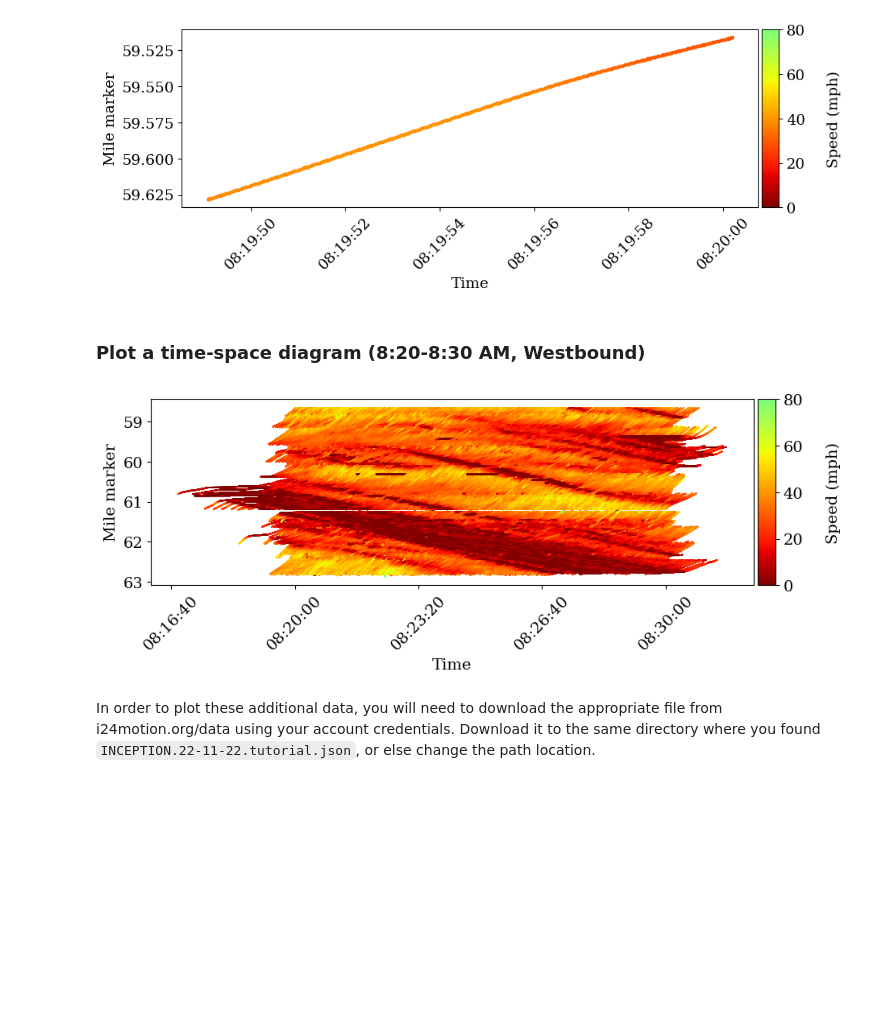
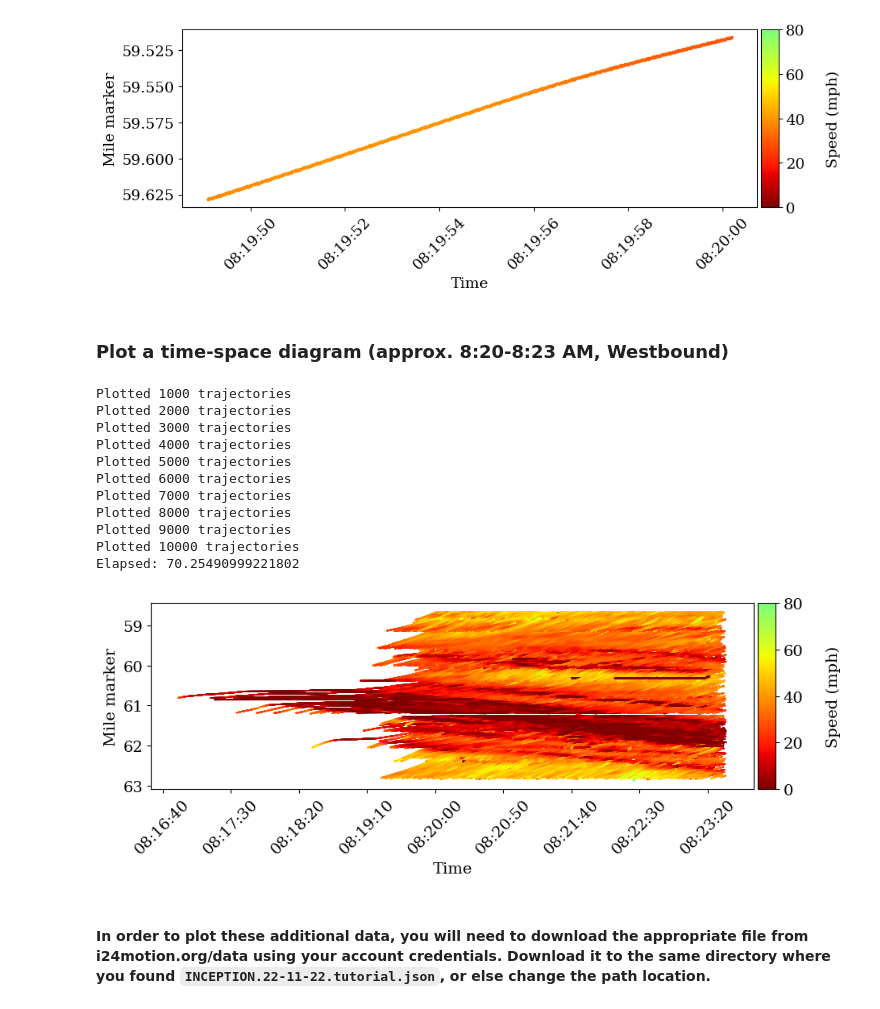
Before and after one commit to I24-MOTION/data_tutorial, a Jupyter notebook: intro_trajectory_data.ipynb, the cells around one changed output. Saved outputs shown, nothing was run; the diff lists cells and outputs as text; code cells hidden in the pictures; blank space fills up the shorter version.

```diff
--- a/intro_trajectory_data.ipynb
+++ b/intro_trajectory_data.ipynb
@@ -115,12 +128,16 @@ jet = plt.cm.jet
 colors = [jet(x) for x in np.linspace(1, 0.5, 256)]
 green_to_red = LinearSegmentedColormap.from_list('GreenToRed', colors, N=256)
 
+# -------------------------------------------------------------------
 # Plot the position (y-axis) vs. time (x-axis), colored by the speed.
 # Position in ft is converted to mile-marker by dividing 5280.
-im = ax.scatter(record["timestamp"], np.array(record["x_position"])/5280, c= speed, cmap=green_to_red,vmin=0,vmax=80,marker = 's',s=5)
+trajectory_times = record["timestamp"]
+trajectory_xvals = np.array(record["x_position"])/5280
+im = ax.scatter(trajectory_times, trajectory_xvals, c=speed, cmap=green_to_red, vmin=0, vmax=80, marker ='s', s=5)
 plt.colorbar(im, cax=cax).set_label('Speed (mph)', rotation=90, labelpad=20)
 ax.set_xlabel("Time")
 ax.set_ylabel("Mile marker")
+# -------------------------------------------------------------------
 
 # Update x-axis time to readable format
 ticks_loc = ax.get_xticks().tolist()
@@ -134,7 +151,7 @@ ax.invert_yaxis()
 # %% [output]
 [figure]
 # %% [markdown]
-### Plot a time-space diagram (8:20-8:30 AM, Westbound)
+### Plot a time-space diagram (approx. 8:20-8:23 AM, Westbound)
 # %%
 # Set up the plot
 plt.rc('font', family='serif', size=14)
@@ -142,36 +159,61 @@ fig, ax = plt.subplots(figsize=(10,3))
 divider = make_axes_locatable(ax)
 cax = divider.append_axes("right", size="3%", pad=0.05)
 
 # Define the color range
 jet = plt.cm.jet
 colors = [jet(x) for x in np.linspace(1, 0.5, 256)]
 green_to_red = LinearSegmentedColormap.from_list('GreenToRed', colors, N=256)
 
+# -------------------------------------------------------------------
 # Iterate over each trajectory record across the file, compute the speed, and plot the position and speed simultaneously
 # ijson allows us to read and plot each trajectory one by one instead of loading them all into the memory
+t = time.time()
+i = 0
 with open(file_path, 'r') as input_file:
     parser = ijson.items(input_file, 'item', use_float=True)
     for record in parser:
         # select westbound trajectories to plot
         if record["direction"] == -1:
-            speed = np.diff(record["x_position"])/np.diff(record["timestamp"])
+            position = np.array(record["x_position"]) / 5280
+            speed = np.diff(record["x_position"]) / np.diff(record["timestamp"])
             speed = np.append(speed[0], speed)
-            speed = -speed*0.681818 # convert unit, and
-            im = ax.scatter(record["timestamp"], np.array(record["x_position"])/5280, c= speed, cmap=green_to_red,vmin=0,vmax=80,s=0.1)
+            speed = -speed * 0.681818 # convert unit, and
+            im = ax.scatter(record["timestamp"], position, c=speed, cmap=green_to_red, vmin=0, vmax=80, s=0.1)
+            i += 1
+            if i % 1000 == 0:
+                print(f"Plotted {i} trajectories")
+            if i > 0000:
+                break
+print(f"Elapsed: {time.time() - t}")
+# -------------------------------------------------------------------
+
+# Update colorbar and axes labels
 plt.colorbar(im, cax=cax).set_label('Speed (mph)', rotation=90, labelpad=20)
 ax.set_xlabel("Time")
 ax.set_ylabel("Mile marker")
 
 # Update x-axis time to readable format
 ticks_loc = ax.get_xticks().tolist()
 ax.xaxis.set_major_locator(mticker.FixedLocator(ticks_loc))
 x_datetime = [datetime.datetime.fromtimestamp(ts) for ts in ticks_loc]
 labels = [d.strftime('%H:%M:%S') for d in x_datetime]
 ax.set_xticklabels(labels, rotation=45)
 
 # Invert vertically
 ax.invert_yaxis()
+plt.show()
 # %% [output]
+Plotted 1000 trajectories
+Plotted 2000 trajectories
+Plotted 3000 trajectories
+Plotted 4000 trajectories
+Plotted 5000 trajectories
+Plotted 6000 trajectories
+Plotted 7000 trajectories
+Plotted 8000 trajectories
+Plotted 9000 trajectories
+Plotted 10000 trajectories
+Elapsed: 70.25490999221802
-[figure, old version]
+[figure, new version]
 # %% [markdown]
-In order to plot these additional data, you will need to download the appropriate file from i24motion.org/data using your account credentials. Download it to the same directory where you found `INCEPTION.22-11-22.tutorial.json`, or else change the path location.
+#### In order to plot these additional data, you will need to download the appropriate file from i24motion.org/data using your account credentials. Download it to the same directory where you found `INCEPTION.22-11-22.tutorial.json`, or else change the path location.
```
Also changed, not shown: parts of 7 cells of this notebook.
